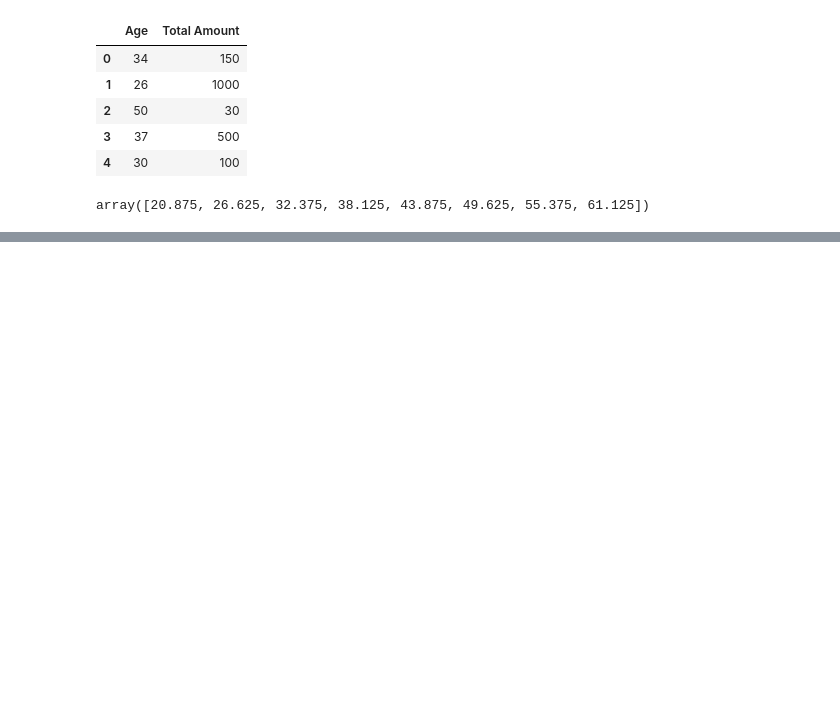
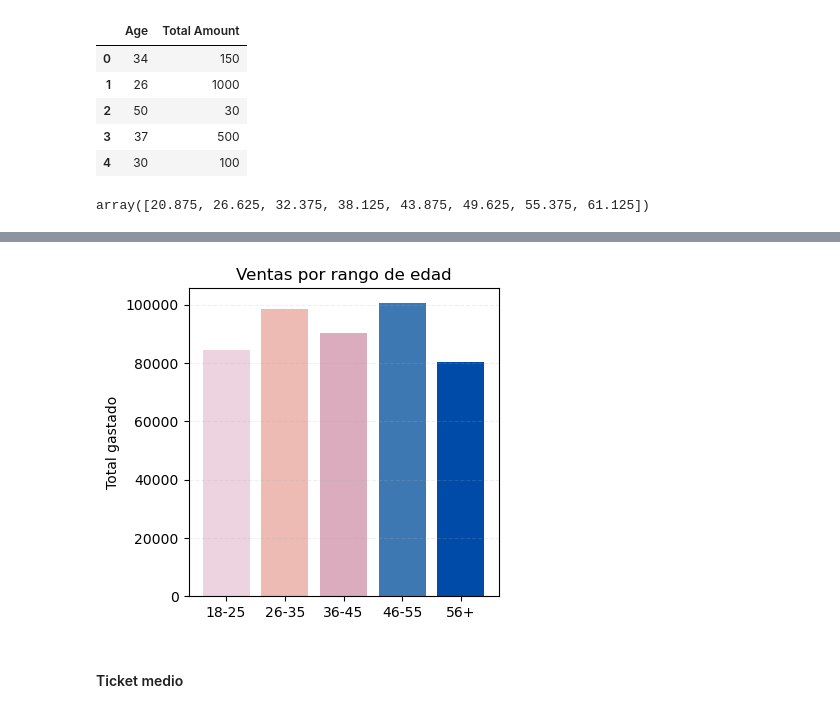
Before and after one commit to Jaumeesoleer/retail-analysis, a Jupyter notebook: notebooks/eda.ipynb, the cells around one changed output, grey strips where cells are left out. Drawn from its saved outputs; the diff is of its cells as text; code cells hidden in the pictures; blank space fills up the shorter version.

Commit message:
Añadimos estadisticas por rango de edad

```diff
--- a/notebooks/eda.ipynb
+++ b/notebooks/eda.ipynb
@@ -243,0 +256,3 @@ plt.show()
+# %%
+df['Group'] = df['Age'].map(age_group)
+df.head()
@@ -243,0 +270,2 @@ plt.show()
+# %%
+ag = df.groupby(['Group'])['Total Amount'].sum().to_frame()
@@ -243,0 +280,16 @@ plt.show()
+# %%
+fig, ax = plt.subplots(figsize = (4,4))
+ax.bar(
+    x = ag.index,
+    height = ag['Total Amount'],
+    color = ['#EDD2E0', '#EDBBB4', '#DBABBE', '#3E78B2', '#004BA8']
+)
+ax.set_title('Ventas por rango de edad')
+ax.set_ylabel('Total gastado')
+ax.grid(axis='y', linestyle='--', alpha=0.2)
+ax.set_xticks(range(1,6), ['18-25','26-35','36-45','46-55','56+'])
+plt.show()
+# %% [output]
+[figure, added]
+# %% [markdown]
+#### Ticket medio
```
Also changed, not shown: parts of 12 cells of this notebook.
